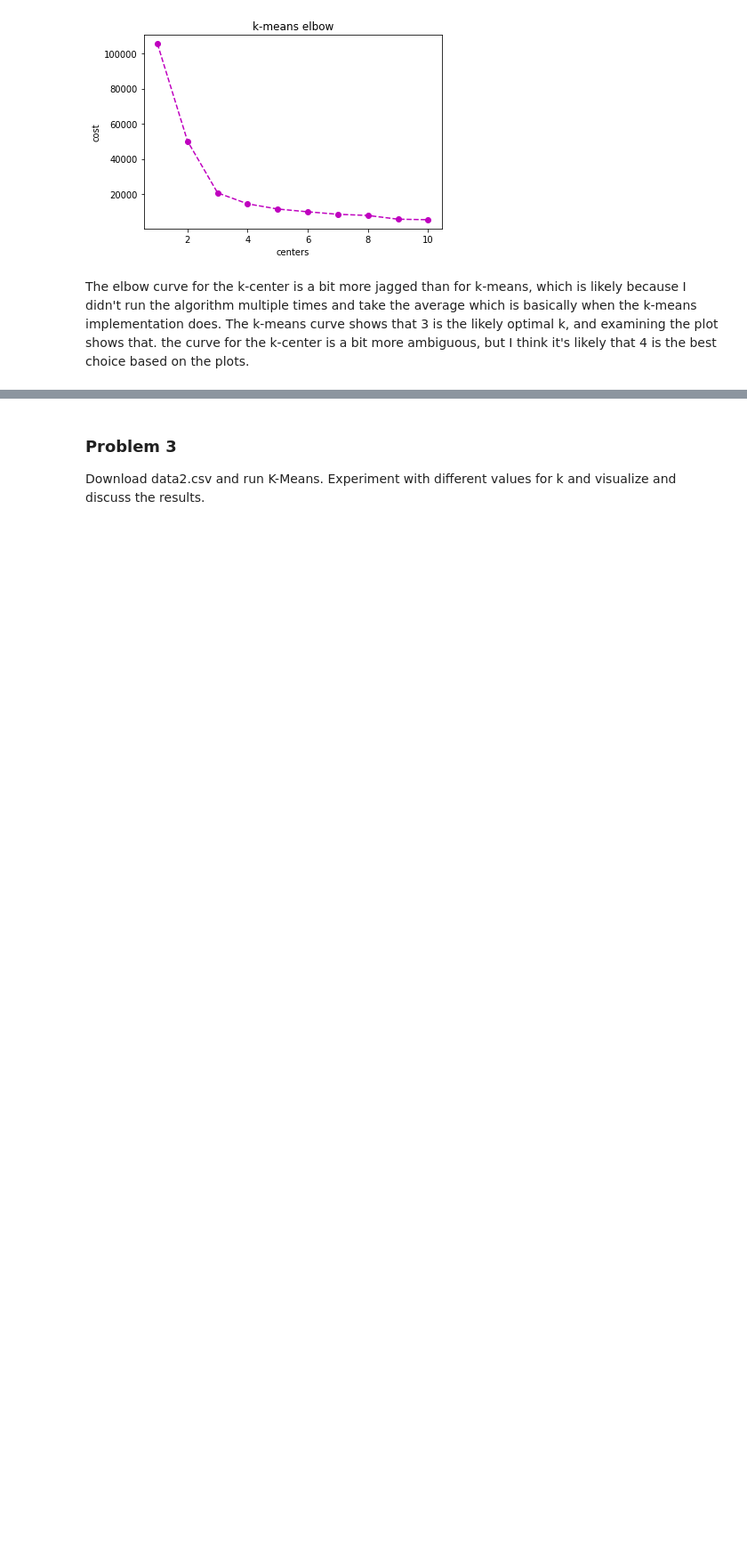
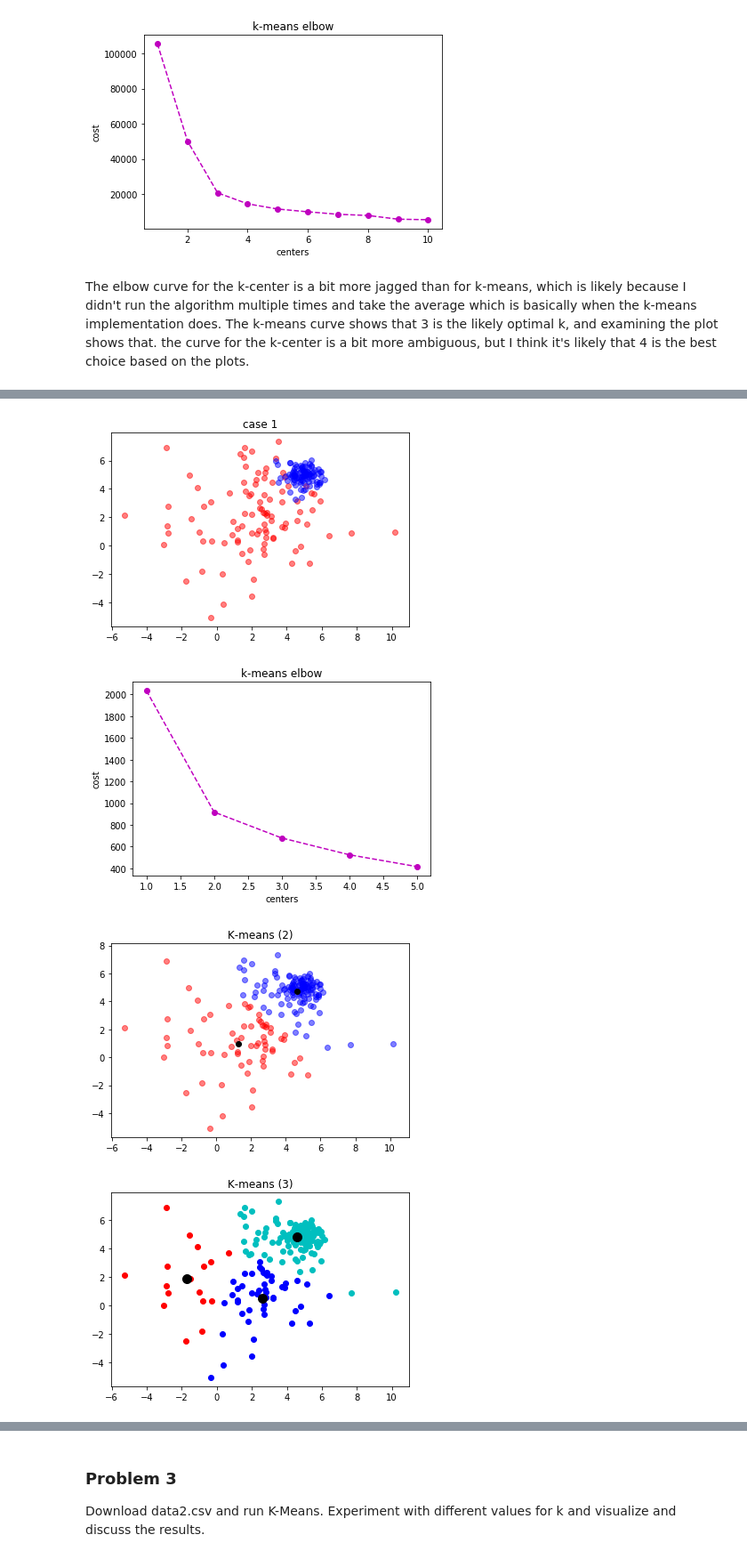
Before and after one commit to mkcyoung/clustering-2020, a Jupyter notebook: hw1/hw1.ipynb, the cells around one changed output, grey strips where cells are left out. Shown at 89% size. Drawn from its saved outputs; the diff is of its cells as text; code cells hidden in the pictures; blank space fills up the shorter version.

```diff
--- a/hw1/hw1.ipynb
+++ b/hw1/hw1.ipynb
@@ -264,0 +268,71 @@ For data generation Python has make_blobs or see below for some sample code that
+# %%
+def getCluster(n,muX,varX,muY,varY,c):
+    X = np.random.normal(muX, varX, n)
+    Y = np.random.normal(muY, varY, n)
+    Z = np.repeat(c, n)
+    return np.column_stack((X, Y, Z))
+
+
+n = 100
+C1 = getCluster(n, 2, 2.5, 2, 2.5, 1)
+C2 = getCluster(n, 5, 0.5, 5, 0.5, 2)
+
+C = np.concatenate((C1,C2))
+#print(C[:,0:2])
+# plt.ylim([-3, 9]) # this just helps make the plot square
+# plt.xlim([-3, 9]) # this just helps make the plot square
+#plt.gca().set_aspect('equal', adjustable='box') # this just helps make the plot square
+plt.scatter(C1[:,0], C1[:,1], color='red', alpha=0.5);
+plt.scatter(C2[:,0], C2[:,1], color='blue', alpha=0.5);
+plt.title("case 1")
+plt.show()
+
+# Lets experiment with some k-means
+Case1 = C[:,0:2]
+
+# Calculate k-means costs
+costs_km = []
+y_km = []
+my_km =[]
+for i in range(1, 6):
+    km = KMeans(
+        n_clusters=i, init='random',
+        n_init=10, max_iter=300,
+        tol=1e-04, random_state=0
+    )
+    km.fit(Case1)
+    my_km.append(km)
+    costs_km.append(km.inertia_)
+    y_km.append(km.fit_predict(Case1))
+
+#print(y_km)
+
+# Plot elbow curve
+plt.plot(range(1,6),costs_km,'--m',marker='o')
+plt.xlabel("centers")
+plt.ylabel("cost")
+plt.title("k-means elbow")
+plt.show()
+
+# Plot k=2 and k =3
+# K=2
+plt.scatter(Case1[y_km[1] == 0, 0],Case1[y_km[1] == 0, 1],color='red', alpha=0.5)
+plt.scatter(Case1[y_km[1] == 1, 0],Case1[y_km[1] == 1, 1],color='blue', alpha=0.5)
+# Plot the centers
+plt.scatter(my_km[1].cluster_centers_[:,0],my_km[1].cluster_centers_[:,1], color='black', alpha=1)
+plt.title("K-means (2)")
+plt.show()
+
+# K=3
+plt.plot(Case1[y_km[2] == 0, 0],Case1[y_km[2] == 0, 1],"or")
+plt.plot(Case1[y_km[2] == 1, 0],Case1[y_km[2] == 1, 1],"ob")
+plt.plot(Case1[y_km[2] == 2, 0],Case1[y_km[2] == 2, 1],"oc")
+# Plot the centers
+plt.plot(my_km[2].cluster_centers_[:,0],my_km[2].cluster_centers_[:,1],"ok",ms=10)
+plt.title("K-means (3)")
+plt.show()
+# %% [output]
+[figure, added]
+[figure, added]
+[figure, added]
+[figure, added]
```
Also changed, not shown: parts of 10 cells of this notebook.
